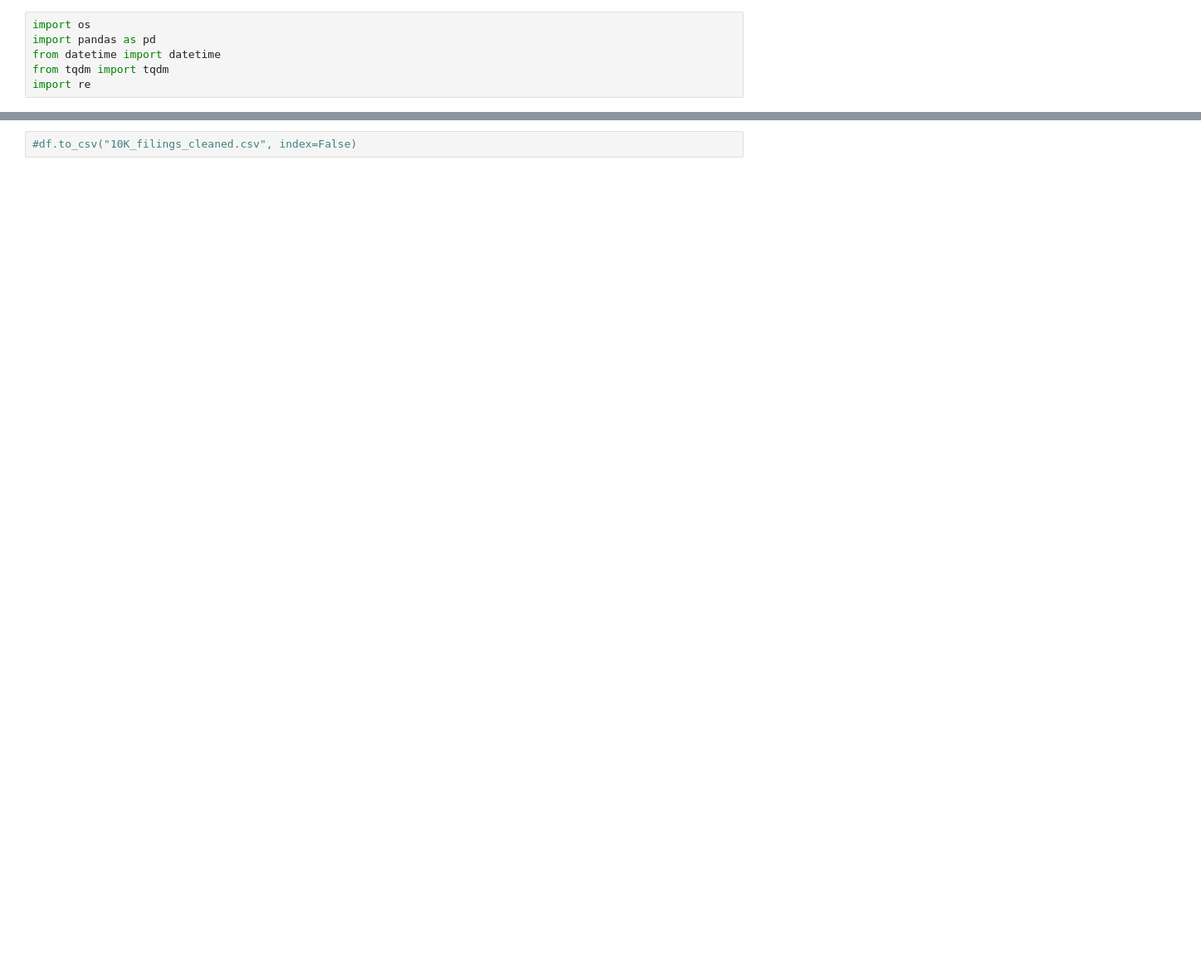
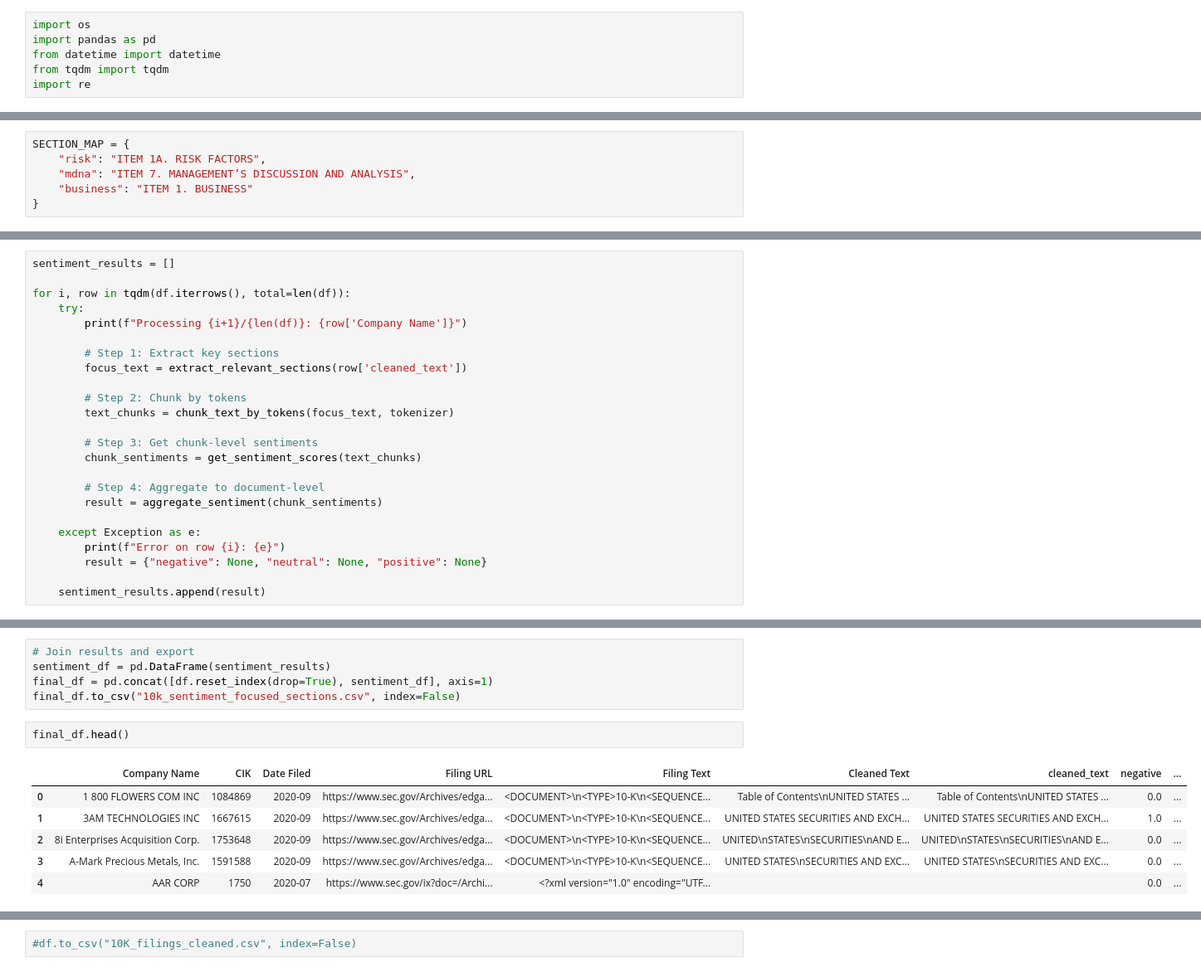
Before and after one commit to NareshChethala/10K_Seintiment_Analysis, a Jupyter notebook: dataframe_10k.ipynb, the cells around one changed output, grey strips where cells are left out. Shown at 83% size. Drawn from its saved outputs; the diff is of its cells as text; blank space fills up the shorter version.

```diff
--- a/dataframe_10k.ipynb
+++ b/dataframe_10k.ipynb
@@ -498,0 +972,6 @@ display(df_100)
+# %%
+SECTION_MAP = {
+    "risk": "ITEM 1A. RISK FACTORS",
+    "mdna": "ITEM 7. MANAGEMENT’S DISCUSSION AND ANALYSIS",
+    "business": "ITEM 1. BUSINESS"
+}
@@ -498,0 +1059,24 @@ display(df_100)
+# %%
+sentiment_results = []
+
+for i, row in tqdm(df.iterrows(), total=len(df)):
+    try:
+        print(f"Processing {i+1}/{len(df)}: {row['Company Name']}")
+
+        # Step 1: Extract key sections
+        focus_text = extract_relevant_sections(row['cleaned_text'])
+
+        # Step 2: Chunk by tokens
+        text_chunks = chunk_text_by_tokens(focus_text, tokenizer)
+
+        # Step 3: Get chunk-level sentiments
+        chunk_sentiments = get_sentiment_scores(text_chunks)
+
+        # Step 4: Aggregate to document-level
+        result = aggregate_sentiment(chunk_sentiments)
+
+    except Exception as e:
+        print(f"Error on row {i}: {e}")
+        result = {"negative": None, "neutral": None, "positive": None}
+
+    sentiment_results.append(result)
@@ -498,0 +1108,14 @@ display(df_100)
+# %%
+# Join results and export
+sentiment_df = pd.DataFrame(sentiment_results)
+final_df = pd.concat([df.reset_index(drop=True), sentiment_df], axis=1)
+final_df.to_csv("10k_sentiment_focused_sections.csv", index=False)
+# %%
+final_df.head()
+# %% [output]
+|  | Company Name | CIK | Date Filed | Filing URL | Filing Text | Cleaned Text | cleaned_text | negative | ... |
+| 0 | 1 800 FLOWERS COM INC | 1084869 | 2020-09 | https://www.sec.gov/Archives/edga... | <DOCUMENT>\n<TYPE>10-K\n<SEQUENCE... | Table of Contents\nUNITED STATES ... | Table of Contents\nUNITED STATES ... | 0.0 | ... |
+| 1 | 3AM TECHNOLOGIES INC | 1667615 | 2020-09 | https://www.sec.gov/Archives/edga... | <DOCUMENT>\n<TYPE>10-K\n<SEQUENCE... | UNITED STATES SECURITIES AND EXCH... | UNITED STATES SECURITIES AND EXCH... | 1.0 | ... |
+| 2 | 8i Enterprises Acquisition Corp. | 1753648 | 2020-09 | https://www.sec.gov/Archives/edga... | <DOCUMENT>\n<TYPE>10-K\n<SEQUENCE... | UNITED\nSTATES\nSECURITIES\nAND E... | UNITED\nSTATES\nSECURITIES\nAND E... | 0.0 | ... |
+| 3 | A-Mark Precious Metals, Inc. | 1591588 | 2020-09 | https://www.sec.gov/Archives/edga... | <DOCUMENT>\n<TYPE>10-K\n<SEQUENCE... | UNITED STATES\nSECURITIES AND EXC... | UNITED STATES\nSECURITIES AND EXC... | 0.0 | ... |
+| 4 | AAR CORP | 1750 | 2020-07 | https://www.sec.gov/ix?doc=/Archi... | <?xml version="1.0" encoding="UTF... |  |  | 0.0 | ... |
```
Also changed, not shown: parts of 65 cells of this notebook, 1 other file.
